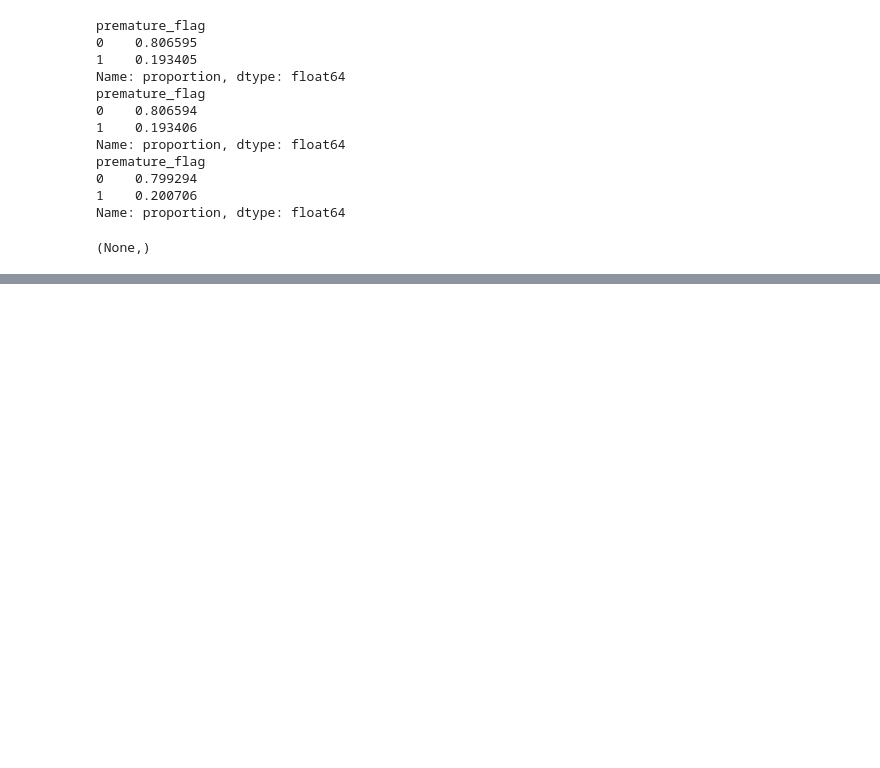
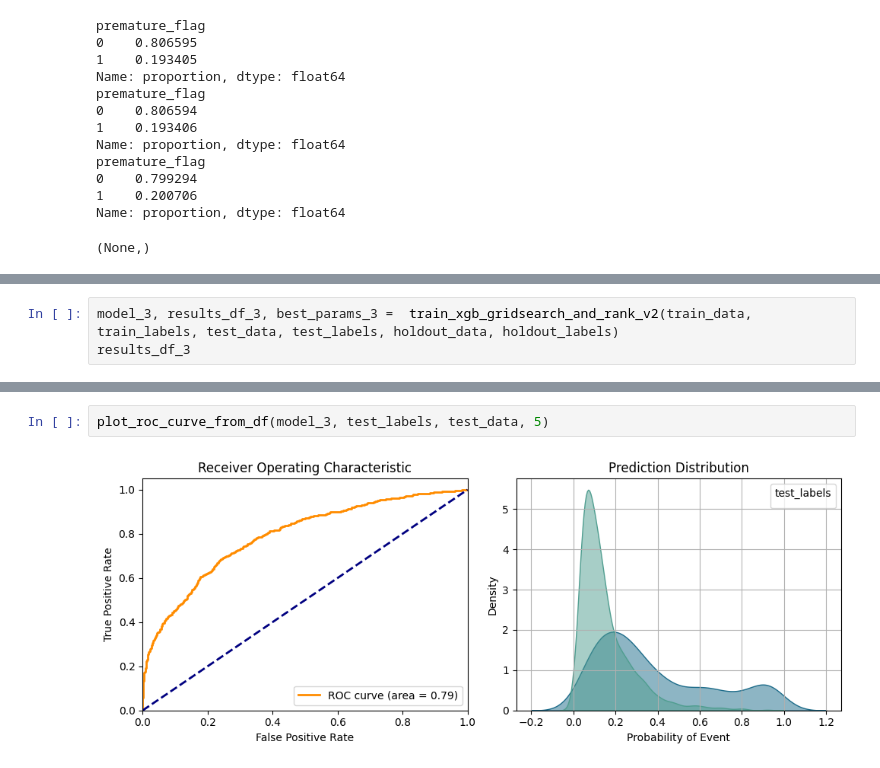
Before and after one commit to LinoMejiaDC/Machine-Leaarning-premature-births, a Jupyter notebook: Premature_model/notebooks/05_Modeling.ipynb, the cells around one changed output, grey strips where cells are left out. Drawn from its saved outputs; the diff is of its cells as text; blank space fills up the shorter version.

```diff
--- a/Premature_model/notebooks/05_Modeling.ipynb
+++ b/Premature_model/notebooks/05_Modeling.ipynb
@@ -1002,0 +1267,3 @@ plot_roc_curve_from_df(model_1, test_labels, test_data, 5)
+# %%
+model_3, results_df_3, best_params_3 =  train_xgb_gridsearch_and_rank_v2(train_data, train_labels, test_data, test_labels, holdout_data, holdout_labels)
+results_df_3
@@ -1002,0 +1290,4 @@ plot_roc_curve_from_df(model_1, test_labels, test_data, 5)
+# %%
+plot_roc_curve_from_df(model_3, test_labels, test_data, 5)
+# %% [output]
+[figure, added]
```
Also changed, not shown: parts of 37 cells of this notebook, 2 other files.
